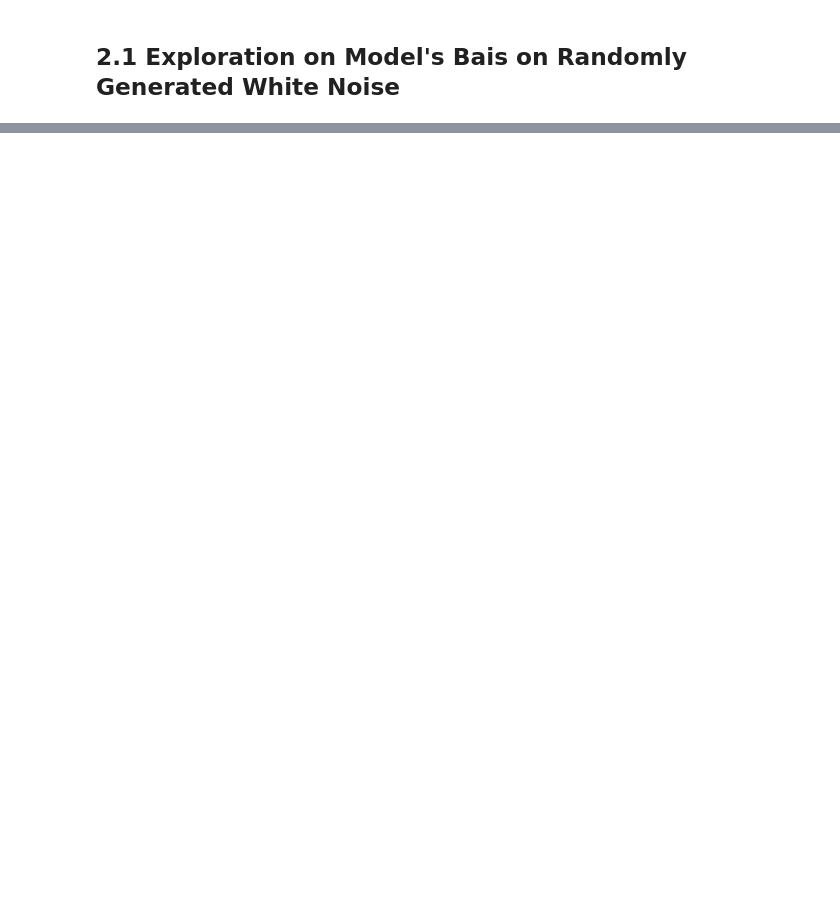
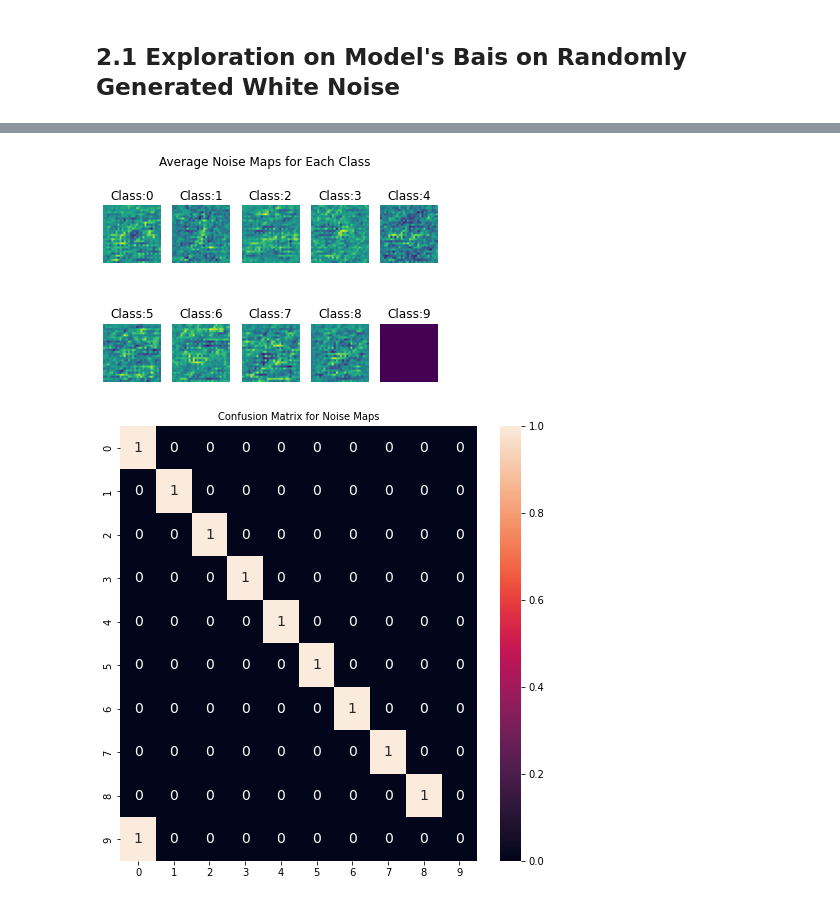
Before and after one commit to b349zhan/white_noise_analysis, a Jupyter notebook: main.ipynb, the cells around one changed output, grey strips where cells are left out. Saved outputs shown, nothing was run; the diff lists cells and outputs as text; code cells hidden in the pictures; blank space fills up the shorter version.

```diff
--- a/main.ipynb
+++ b/main.ipynb
@@ -89,0 +43,5 @@ noise_map_classify_and_report(test_mnist_loader, noise_maps)
+# %%
+embed_noise_visualize_classify_report(mnist_model2,test_mnist_loader, conf)
+# %% [output]
+[figure, added]
+[figure, added]
```
Also changed, not shown: parts of 20 cells of this notebook, 13 other files.
